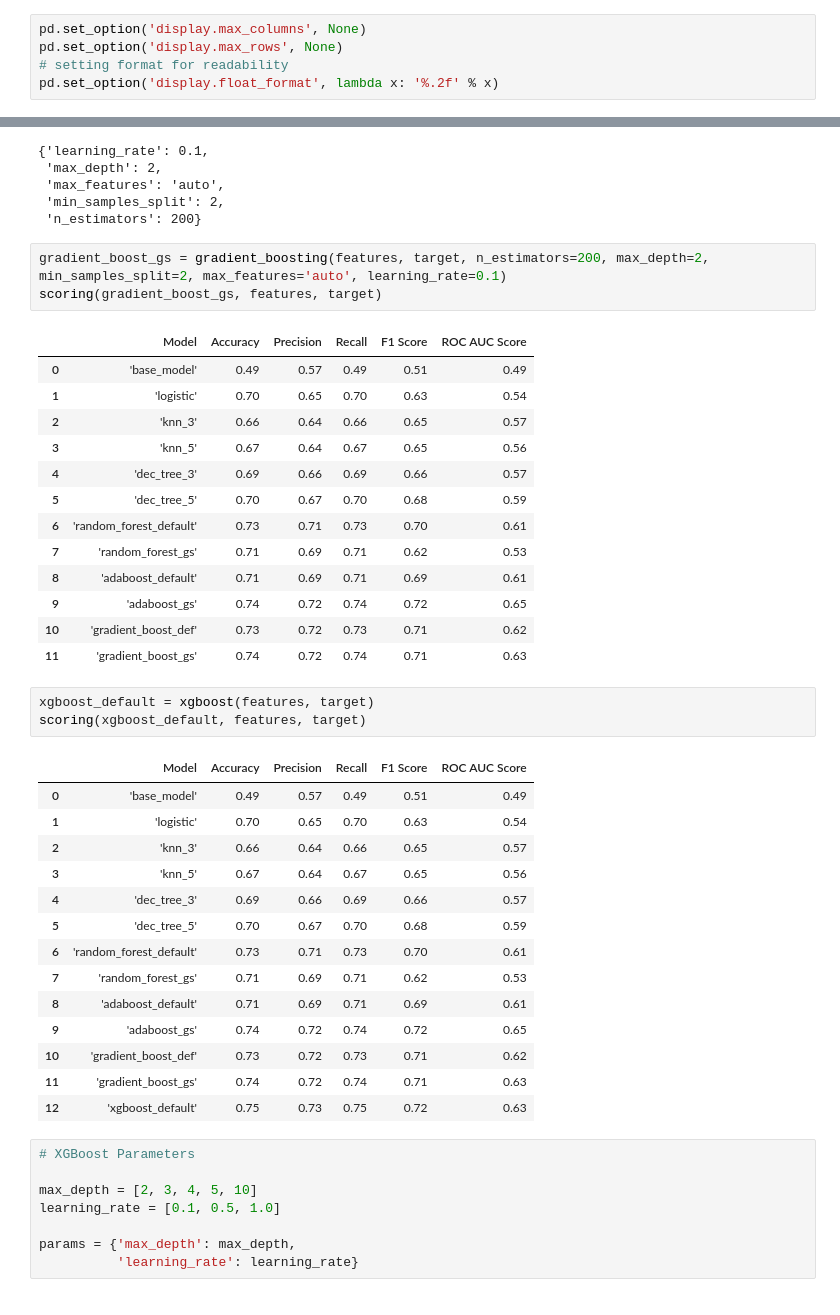
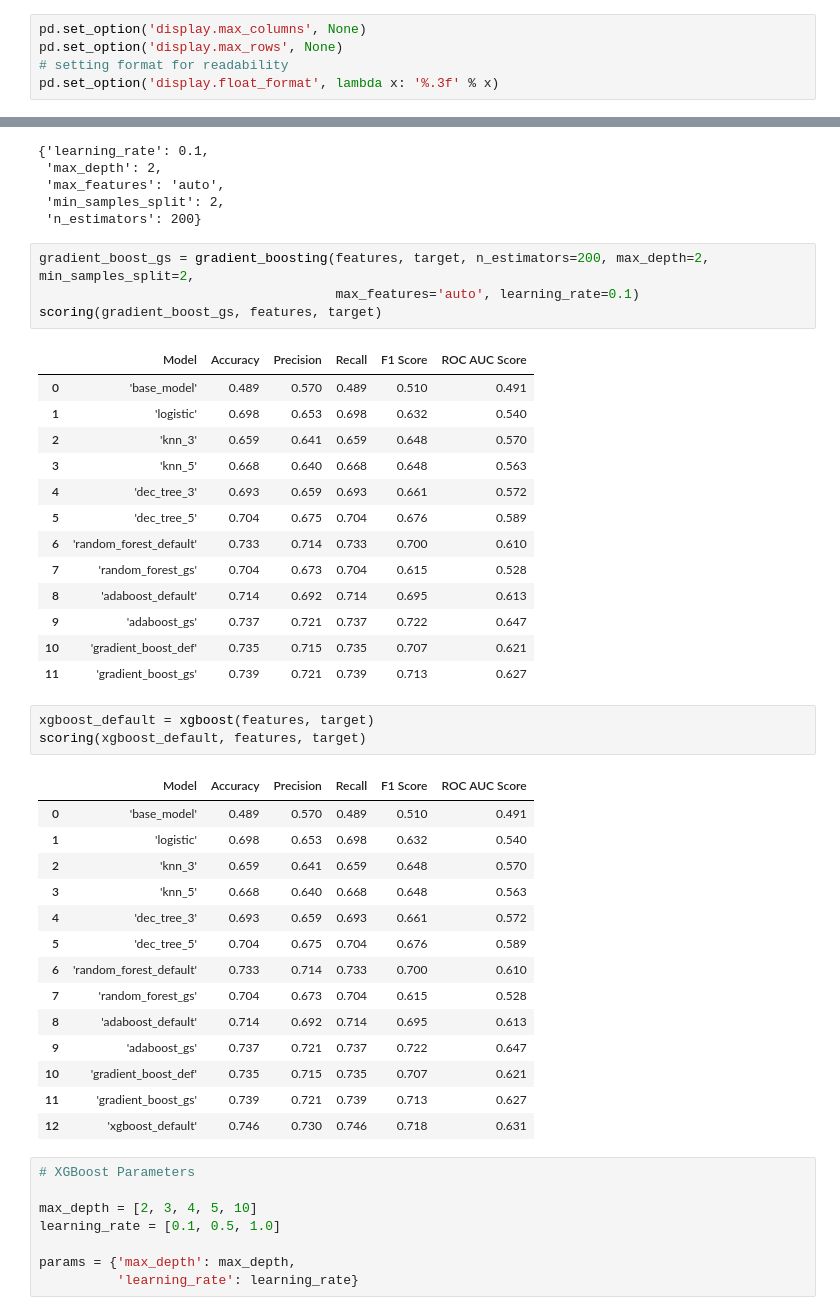
Before and after one commit to mcerow/pick_me, a Jupyter notebook: modeling_v3.ipynb, the cells around one changed output, grey strips where cells are left out. Saved outputs shown, nothing was run; the diff lists cells and outputs as text.

Commit message:
updated modeling notebook/added comments

```diff
--- a/modeling_v3.ipynb
+++ b/modeling_v3.ipynb
@@ -39,7 +40,7 @@ from imblearn.combine import SMOTETomek
 pd.set_option('display.max_columns', None)
 pd.set_option('display.max_rows', None)
 # setting format for readability
-pd.set_option('display.float_format', lambda x: '%.2f' % x)
+pd.set_option('display.float_format', lambda x: '%.3f' % x)
 # %%
 df = pd.read_pickle('../mod5project/pickle_files/final_data')
 print(df.shape)
@@ -762,40 +764,41 @@ grid_search_cv(GradientBoostingClassifier(), features, target, params = params,
  'min_samples_split': 2,
  'n_estimators': 200}
 # %%
-gradient_boost_gs = gradient_boosting(features, target, n_estimators=200, max_depth=2, min_samples_split=2, max_features='auto', learning_rate=0.1)
+gradient_boost_gs = gradient_boosting(features, target, n_estimators=200, max_depth=2, min_samples_split=2,
+                                      max_features='auto', learning_rate=0.1)
 scoring(gradient_boost_gs, features, target)
 # %% [output]
 |  | Model | Accuracy | Precision | Recall | F1 Score | ROC AUC Score |
-| 0 | 'base_model' | 0.49 | 0.57 | 0.49 | 0.51 | 0.49 |
-| 1 | 'logistic' | 0.70 | 0.65 | 0.70 | 0.63 | 0.54 |
-| 2 | 'knn_3' | 0.66 | 0.64 | 0.66 | 0.65 | 0.57 |
-| 3 | 'knn_5' | 0.67 | 0.64 | 0.67 | 0.65 | 0.56 |
-| 4 | 'dec_tree_3' | 0.69 | 0.66 | 0.69 | 0.66 | 0.57 |
-| 5 | 'dec_tree_5' | 0.70 | 0.67 | 0.70 | 0.68 | 0.59 |
-| 6 | 'random_forest_default' | 0.73 | 0.71 | 0.73 | 0.70 | 0.61 |
-| 7 | 'random_forest_gs' | 0.71 | 0.69 | 0.71 | 0.62 | 0.53 |
-| 8 | 'adaboost_default' | 0.71 | 0.69 | 0.71 | 0.69 | 0.61 |
-| 9 | 'adaboost_gs' | 0.74 | 0.72 | 0.74 | 0.72 | 0.65 |
-| 10 | 'gradient_boost_def' | 0.73 | 0.72 | 0.73 | 0.71 | 0.62 |
-| 11 | 'gradient_boost_gs' | 0.74 | 0.72 | 0.74 | 0.71 | 0.63 |
+| 0 | 'base_model' | 0.489 | 0.570 | 0.489 | 0.510 | 0.491 |
+| 1 | 'logistic' | 0.698 | 0.653 | 0.698 | 0.632 | 0.540 |
+| 2 | 'knn_3' | 0.659 | 0.641 | 0.659 | 0.648 | 0.570 |
+| 3 | 'knn_5' | 0.668 | 0.640 | 0.668 | 0.648 | 0.563 |
+| 4 | 'dec_tree_3' | 0.693 | 0.659 | 0.693 | 0.661 | 0.572 |
+| 5 | 'dec_tree_5' | 0.704 | 0.675 | 0.704 | 0.676 | 0.589 |
+| 6 | 'random_forest_default' | 0.733 | 0.714 | 0.733 | 0.700 | 0.610 |
+| 7 | 'random_forest_gs' | 0.704 | 0.673 | 0.704 | 0.615 | 0.528 |
+| 8 | 'adaboost_default' | 0.714 | 0.692 | 0.714 | 0.695 | 0.613 |
+| 9 | 'adaboost_gs' | 0.737 | 0.721 | 0.737 | 0.722 | 0.647 |
+| 10 | 'gradient_boost_def' | 0.735 | 0.715 | 0.735 | 0.707 | 0.621 |
+| 11 | 'gradient_boost_gs' | 0.739 | 0.721 | 0.739 | 0.713 | 0.627 |
 # %%
 xgboost_default = xgboost(features, target)
 scoring(xgboost_default, features, target)
 # %% [output]
 |  | Model | Accuracy | Precision | Recall | F1 Score | ROC AUC Score |
-| 0 | 'base_model' | 0.49 | 0.57 | 0.49 | 0.51 | 0.49 |
-| 1 | 'logistic' | 0.70 | 0.65 | 0.70 | 0.63 | 0.54 |
-| 2 | 'knn_3' | 0.66 | 0.64 | 0.66 | 0.65 | 0.57 |
-| 3 | 'knn_5' | 0.67 | 0.64 | 0.67 | 0.65 | 0.56 |
-| 4 | 'dec_tree_3' | 0.69 | 0.66 | 0.69 | 0.66 | 0.57 |
-| 5 | 'dec_tree_5' | 0.70 | 0.67 | 0.70 | 0.68 | 0.59 |
-| 6 | 'random_forest_default' | 0.73 | 0.71 | 0.73 | 0.70 | 0.61 |
-| 7 | 'random_forest_gs' | 0.71 | 0.69 | 0.71 | 0.62 | 0.53 |
-| 8 | 'adaboost_default' | 0.71 | 0.69 | 0.71 | 0.69 | 0.61 |
-| 9 | 'adaboost_gs' | 0.74 | 0.72 | 0.74 | 0.72 | 0.65 |
-| 10 | 'gradient_boost_def' | 0.73 | 0.72 | 0.73 | 0.71 | 0.62 |
-| 11 | 'gradient_boost_gs' | 0.74 | 0.72 | 0.74 | 0.71 | 0.63 |
-| 12 | 'xgboost_default' | 0.75 | 0.73 | 0.75 | 0.72 | 0.63 |
+| 0 | 'base_model' | 0.489 | 0.570 | 0.489 | 0.510 | 0.491 |
+| 1 | 'logistic' | 0.698 | 0.653 | 0.698 | 0.632 | 0.540 |
+| 2 | 'knn_3' | 0.659 | 0.641 | 0.659 | 0.648 | 0.570 |
+| 3 | 'knn_5' | 0.668 | 0.640 | 0.668 | 0.648 | 0.563 |
+| 4 | 'dec_tree_3' | 0.693 | 0.659 | 0.693 | 0.661 | 0.572 |
+| 5 | 'dec_tree_5' | 0.704 | 0.675 | 0.704 | 0.676 | 0.589 |
+| 6 | 'random_forest_default' | 0.733 | 0.714 | 0.733 | 0.700 | 0.610 |
+| 7 | 'random_forest_gs' | 0.704 | 0.673 | 0.704 | 0.615 | 0.528 |
+| 8 | 'adaboost_default' | 0.714 | 0.692 | 0.714 | 0.695 | 0.613 |
+| 9 | 'adaboost_gs' | 0.737 | 0.721 | 0.737 | 0.722 | 0.647 |
+| 10 | 'gradient_boost_def' | 0.735 | 0.715 | 0.735 | 0.707 | 0.621 |
+| 11 | 'gradient_boost_gs' | 0.739 | 0.721 | 0.739 | 0.713 | 0.627 |
+| 12 | 'xgboost_default' | 0.746 | 0.730 | 0.746 | 0.718 | 0.631 |
 # %%
 # XGBoost Parameters
 
```
Also changed, not shown: parts of 55 cells of this notebook.
